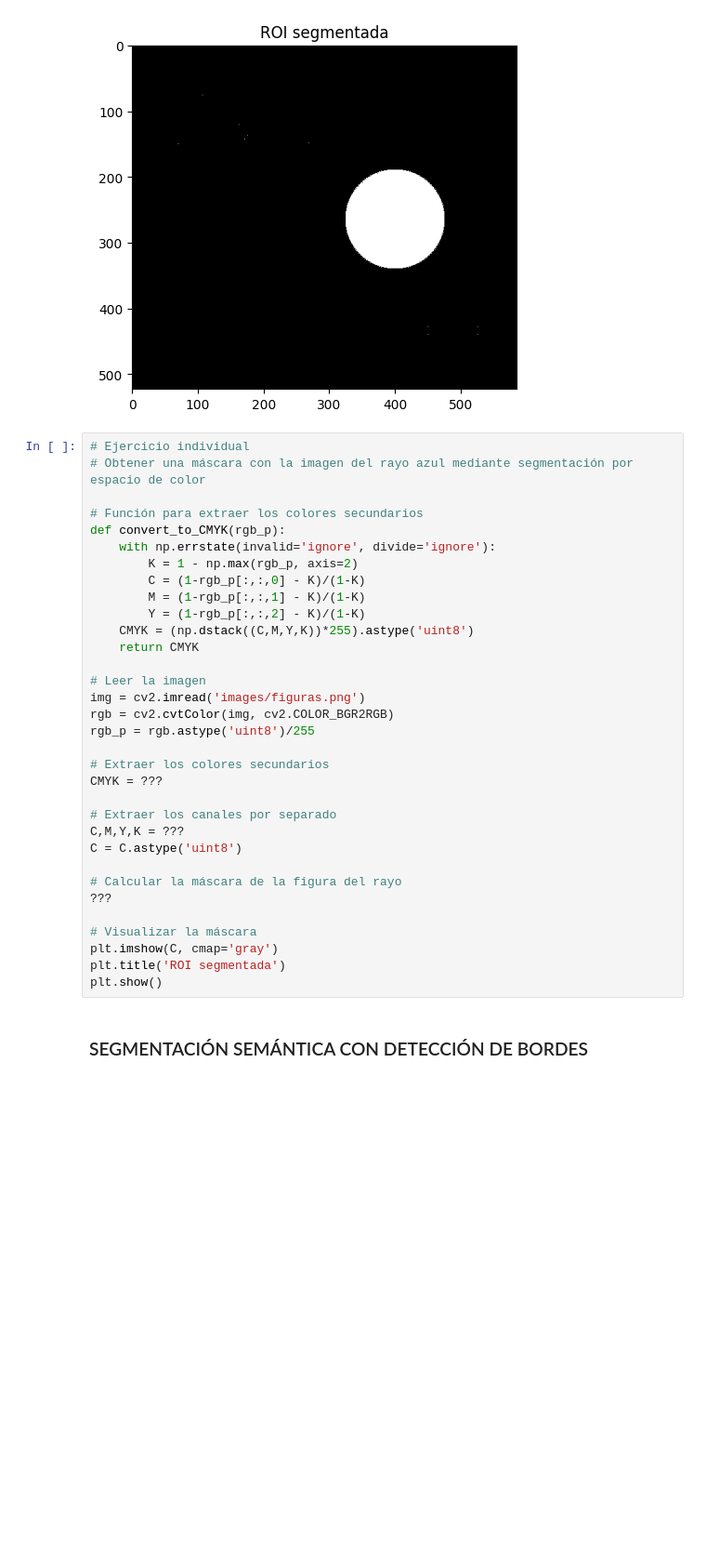
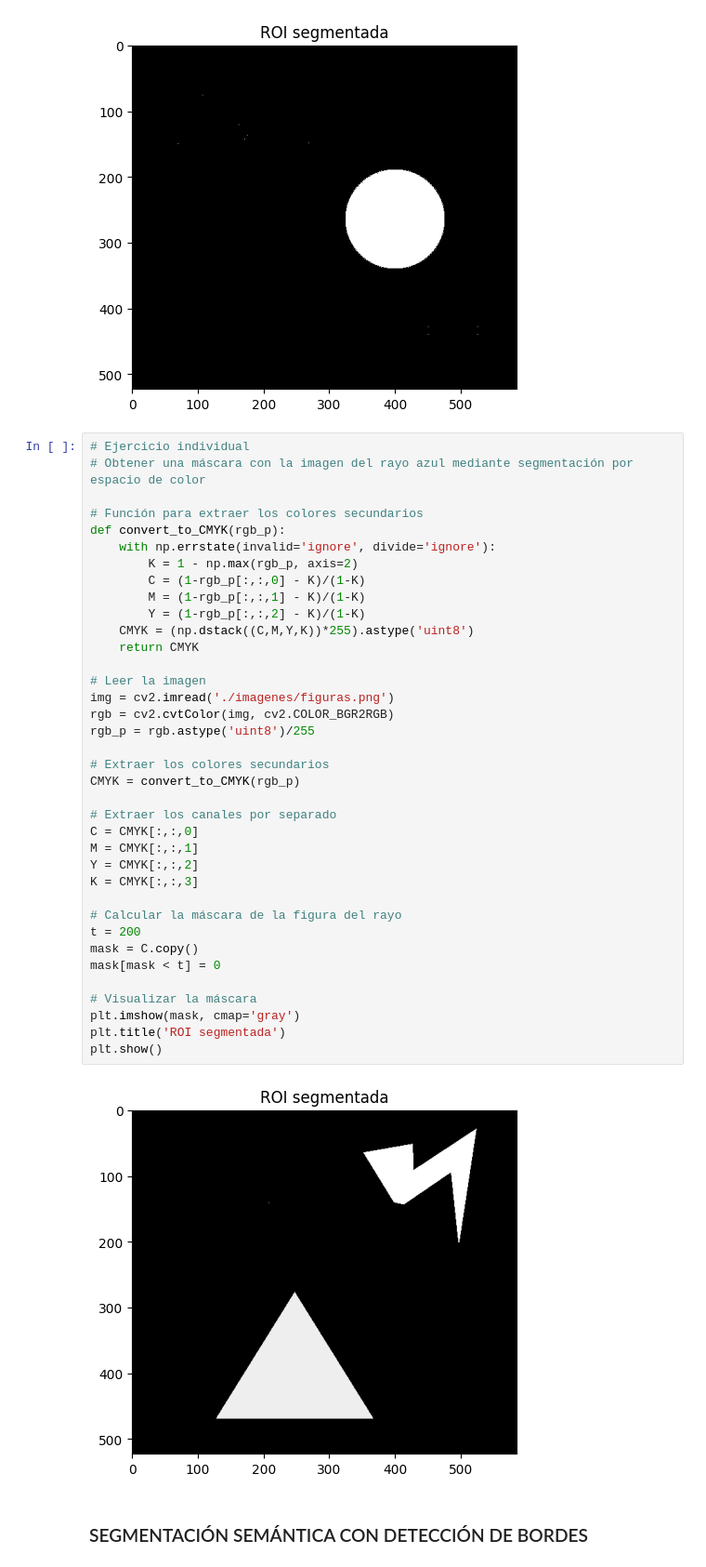
Before and after one commit to cedaniel200/viu-aprendizaje-supervisado, a Jupyter notebook: tema3/aprendizaje_supervisado_tema_3_Image_segmentation_version_clase.ipynb, the cells around one changed output. Shown at 93% size. Saved outputs shown, nothing was run; the diff lists cells and outputs as text; blank space fills up the shorter version.

```diff
--- a/tema3/aprendizaje_supervisado_tema_3_Image_segmentation_version_clase.ipynb
+++ b/tema3/aprendizaje_supervisado_tema_3_Image_segmentation_version_clase.ipynb
@@ -134,36 +134,42 @@ plt.show()
 # %%
 # Ejercicio individual
 # Obtener una máscara con la imagen del rayo azul mediante segmentación por espacio de color
 
 # Función para extraer los colores secundarios
 def convert_to_CMYK(rgb_p):
     with np.errstate(invalid='ignore', divide='ignore'):
         K = 1 - np.max(rgb_p, axis=2)
         C = (1-rgb_p[:,:,0] - K)/(1-K)
         M = (1-rgb_p[:,:,1] - K)/(1-K)
         Y = (1-rgb_p[:,:,2] - K)/(1-K)
     CMYK = (np.dstack((C,M,Y,K))*255).astype('uint8')
     return CMYK
 
 # Leer la imagen
-img = cv2.imread('images/figuras.png')
+img = cv2.imread('./imagenes/figuras.png')
 rgb = cv2.cvtColor(img, cv2.COLOR_BGR2RGB)
 rgb_p = rgb.astype('uint8')/255
 
 # Extraer los colores secundarios
-CMYK = ???
+CMYK = convert_to_CMYK(rgb_p)
 
 # Extraer los canales por separado
-C,M,Y,K = ???
-C = C.astype('uint8')
+C = CMYK[:,:,0]
+M = CMYK[:,:,1]
+Y = CMYK[:,:,2]
+K = CMYK[:,:,3]
 
 # Calcular la máscara de la figura del rayo
-???
+t = 200
+mask = C.copy()
+mask[mask < t] = 0
 
 # Visualizar la máscara
-plt.imshow(C, cmap='gray')
+plt.imshow(mask, cmap='gray')
 plt.title('ROI segmentada')
 plt.show()
+# %% [output]
+[figure, added]
 # %% [markdown]
 ### SEGMENTACIÓN SEMÁNTICA CON DETECCIÓN DE BORDES
 # %%
```
Also changed, not shown: parts of 4 cells of this notebook, 3 other files.
